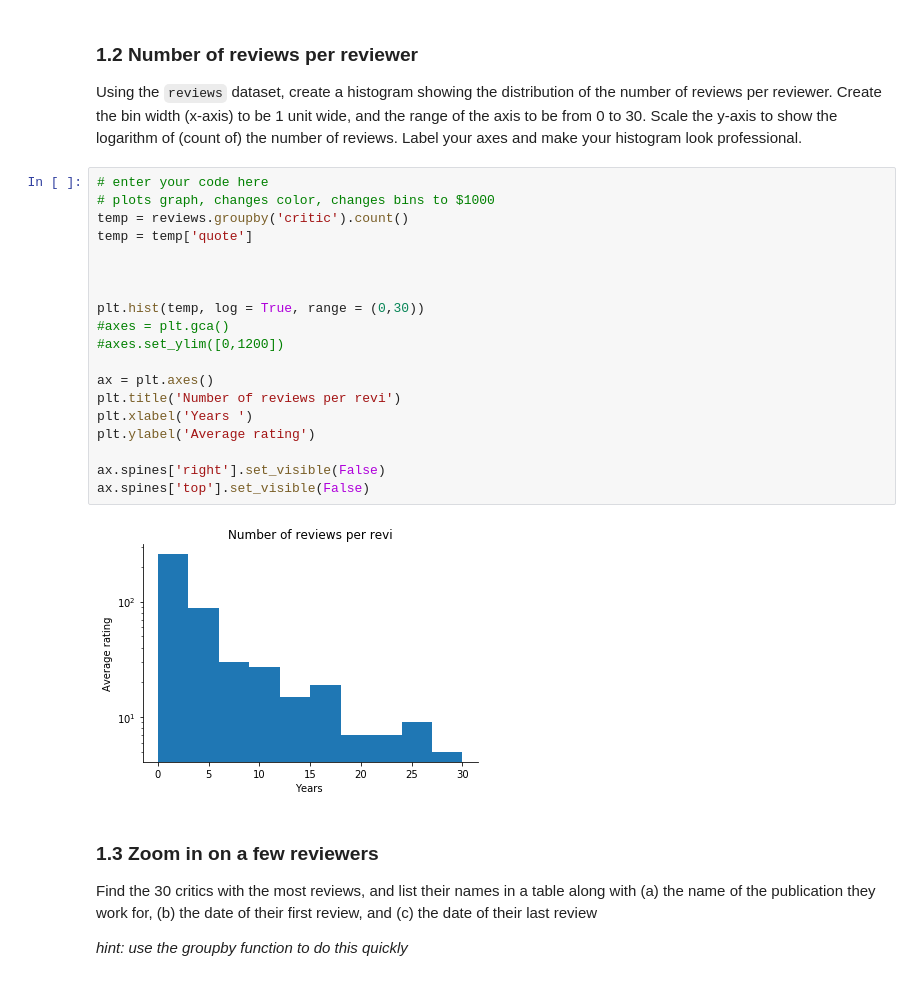
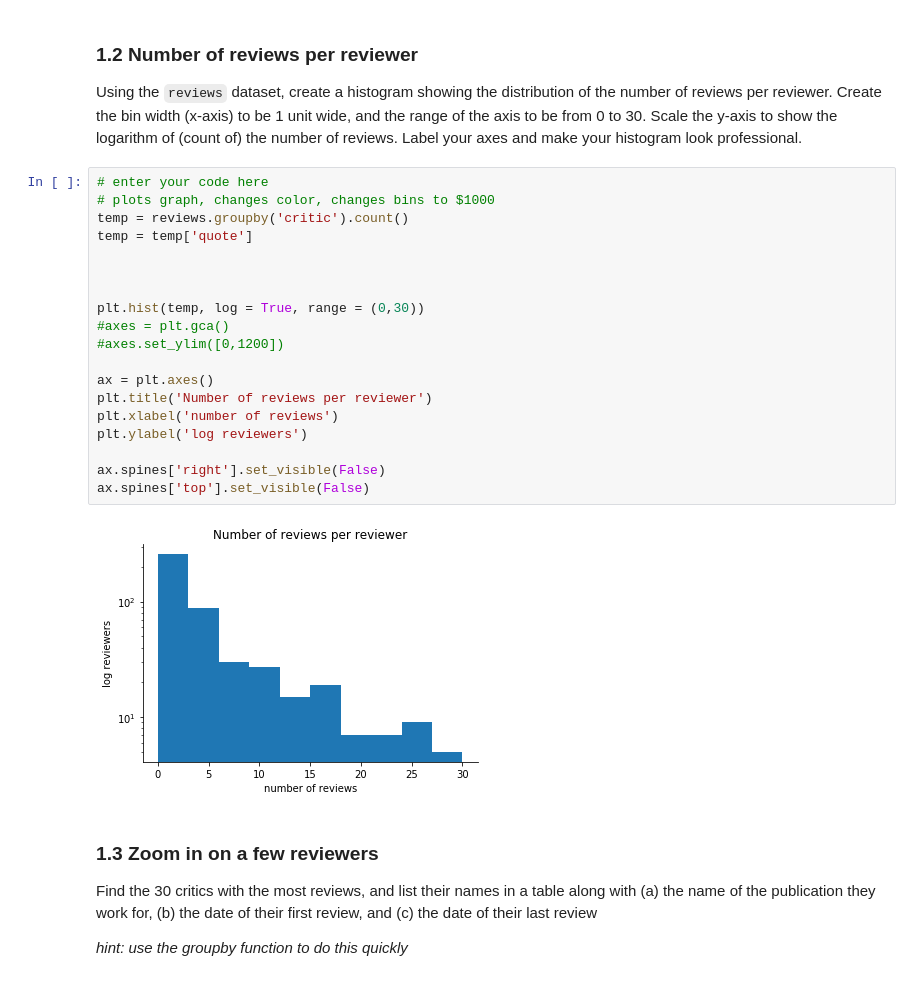
Before and after one commit to huibrm/hw-5, a Jupyter notebook: pset5.ipynb, the cells around one changed output. Saved outputs shown, nothing was run; the diff lists cells and outputs as text.

Commit message:
fixed graph again

```diff
--- a/pset5.ipynb
+++ b/pset5.ipynb
@@ -97,24 +97,24 @@ Using the `reviews` dataset, create a histogram showing the distribution of the
 # %%
 # enter your code here
 # plots graph, changes color, changes bins to $1000
 temp = reviews.groupby('critic').count()
 temp = temp['quote']
 
 
 
 plt.hist(temp, log = True, range = (0,30))
 #axes = plt.gca()
 #axes.set_ylim([0,1200])
 
 ax = plt.axes()
-plt.title('Number of reviews per revi')
-plt.xlabel('Years ')
-plt.ylabel('Average rating')
+plt.title('Number of reviews per reviewer')
+plt.xlabel('number of reviews')
+plt.ylabel('log reviewers')
 
 ax.spines['right'].set_visible(False)
 ax.spines['top'].set_visible(False)
 # %% [output]
-[figure, old version]
+[figure, new version]
 # %% [markdown]
 ### 1.3 Zoom in on a few reviewers
 Find the 30 critics with the most reviews, and list their names in a table along with (a) the name of the publication they work for, (b) the date of their first review, and (c) the date of their last review
```
